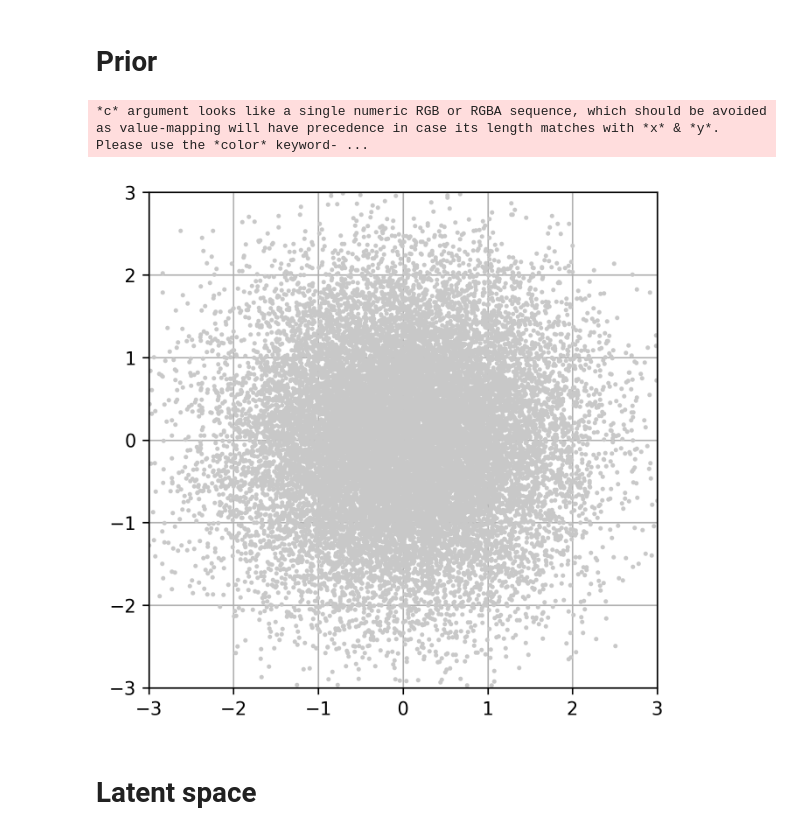
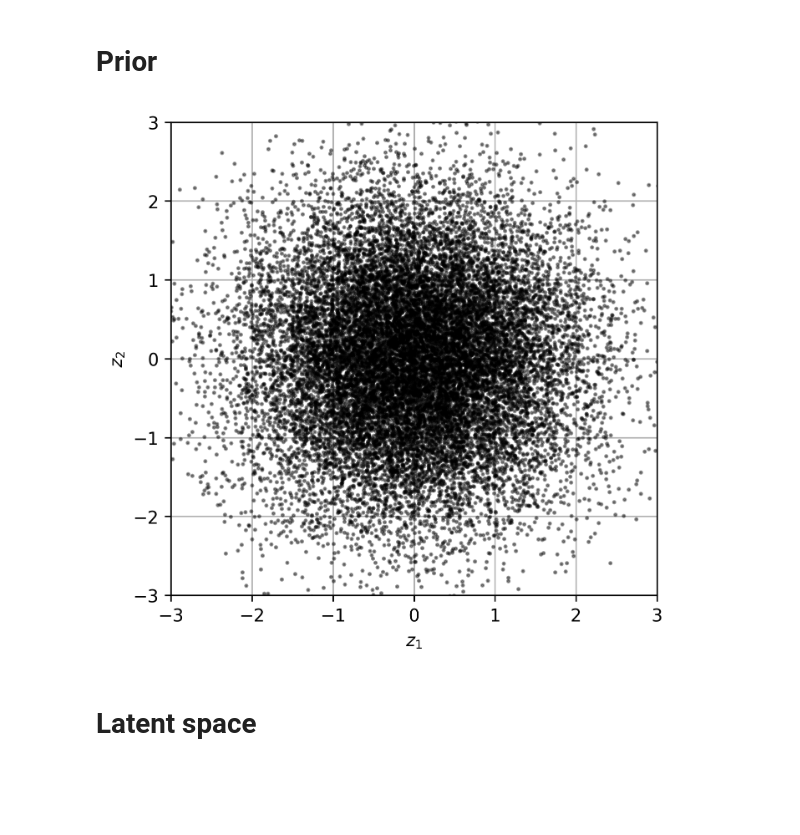
Before and after one commit to lollcat/Autoencoders-deep-dive, a Jupyter notebook: IAF_VAE_mnist/Visualisation.ipynb, the cells around one changed output. Saved outputs shown, nothing was run; the diff lists cells and outputs as text; code cells hidden in the pictures; blank space fills up the shorter version.

```diff
--- a/IAF_VAE_mnist/Visualisation.ipynb
+++ b/IAF_VAE_mnist/Visualisation.ipynb
@@ -104,17 +75,7 @@ fig.savefig("Results_and_trained_models/IAF_VAE_mnist/Final_Figures/no_iaf.png")
 # %% [markdown]
 # Prior
-# %%
-fig, ax = plt.subplots(figsize=(5,5))
-prior = np.random.normal(size=(20000, 2))
-ax.scatter(prior[:, 0], prior[:, 1], c=np.array([200, 200, 200])/255, s=2, alpha=1)
-#ax.set_xlabel(r"$z_1$")
-#ax.set_ylabel(r"$z_2$")
-lim=3
-ax.set_ylim((-lim, lim))
-ax.set_xlim((-lim, lim))
-ax.set_axisbelow(True)
-ax.grid()
-fig.savefig("Results_and_trained_models/IAF_VAE_mnist/Final_Figures/prior.png")
-# %% [output]
-*c* argument looks like a single numeric RGB or RGBA sequence, which should be avoided as value-mapping will have precedence in case its length matches with *x* & *y*.  Please use the *color* keyword- ...
-[figure, removed]
+# %%
+import importlib
+import Utils.mnist_plotting
+importlib.reload(Utils.mnist_plotting)
+plot_prior = Utils.mnist_plotting.plot_prior
@@ -121,3 +86,7 @@ fig.savefig("Results_and_trained_models/IAF_VAE_mnist/Final_Figures/prior.png")
+# %%
+fig, axs = plot_prior(c="black", alpha=0.4)
+# %% [output]
+[figure, added]
 # %% [markdown]
 # Latent space
 # %%
```
Also changed, not shown: parts of 24 cells of this notebook, 16 other files.
